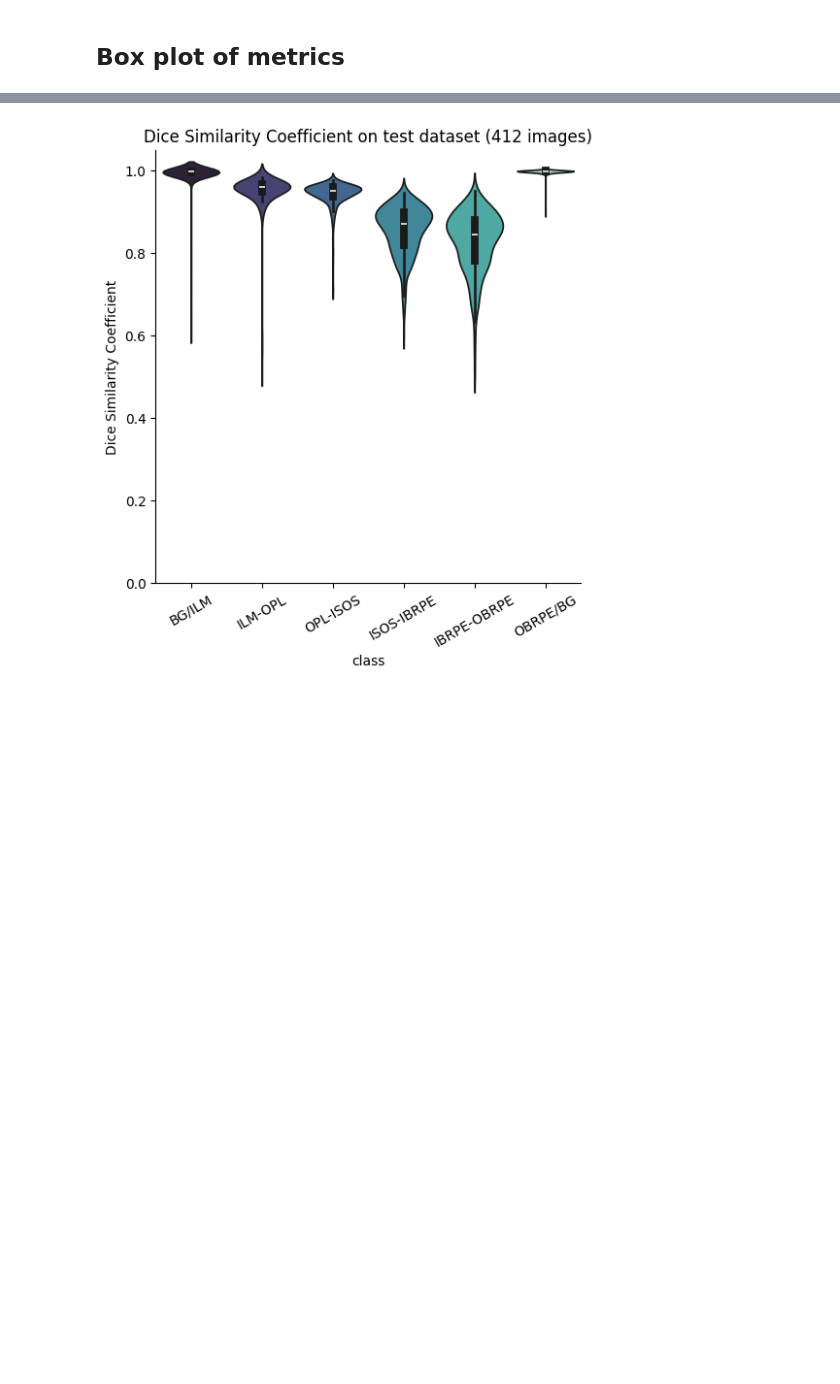
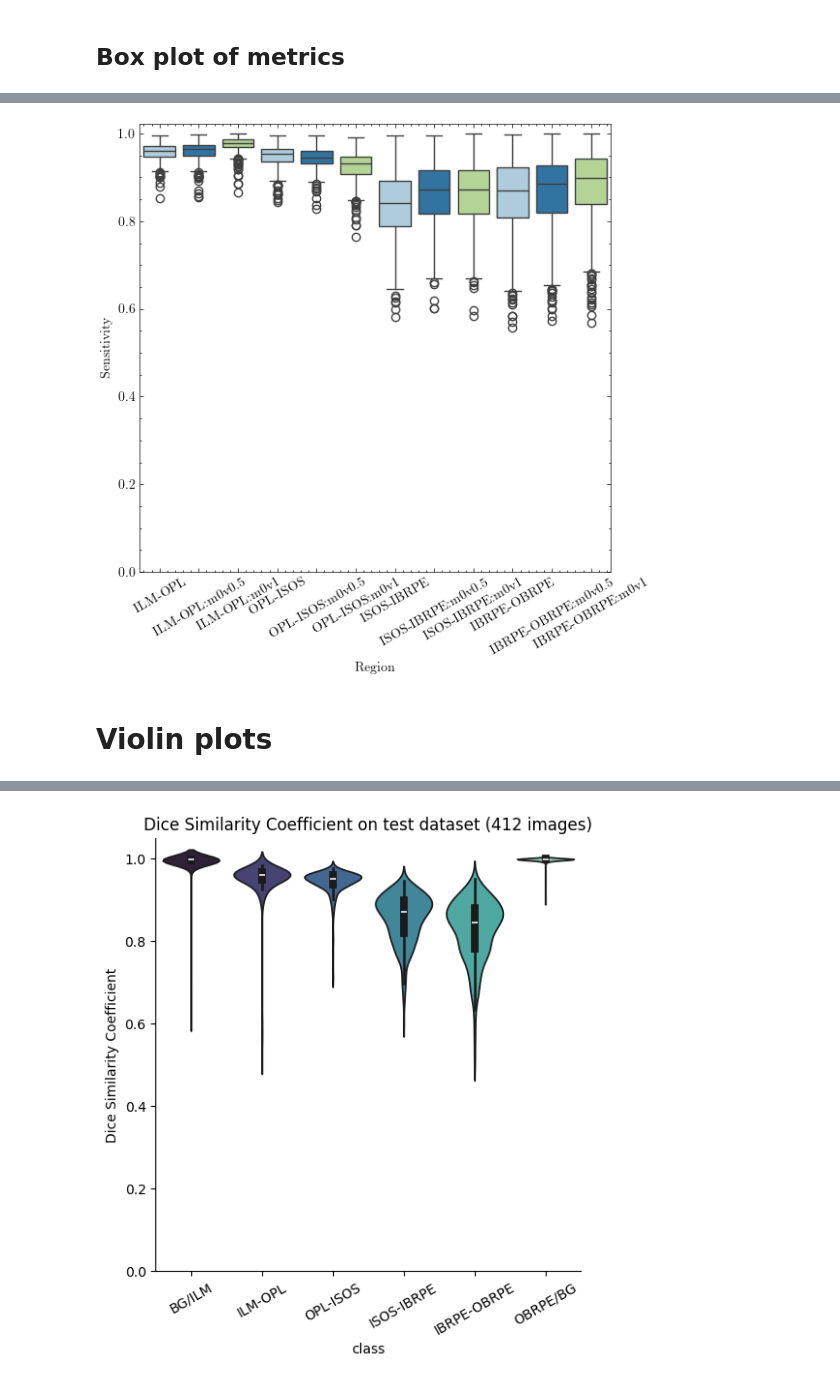
Before and after one commit to KogenNobori/Pytorch-UNet, a Jupyter notebook: visualise_analysis.ipynb, the cells around one changed output, grey strips where cells are left out. Saved outputs shown, nothing was run; the diff lists cells and outputs as text; code cells hidden in the pictures; blank space fills up the shorter version.

```diff
--- a/visualise_analysis.ipynb
+++ b/visualise_analysis.ipynb
@@ -173,3 +299,48 @@ plt.show()
+# %%
+sens_dist_without_noise = metrics_dist('test_masks/', 'eval_outputs/test_outputs/', metric='SENS').drop(columns=['BG/ILM','OBRPE/BG'])
+sens_dist_specklem0vp5 = metrics_dist('test_masks/', '../speckle_10p_m0v0.5/eval_outputs/test_outputs/', metric='SENS').drop(columns=['BG/ILM','OBRPE/BG'])
+sens_dist_specklem0v1 = metrics_dist('test_masks/', '../speckle_10p_m0v1/eval_outputs/test_outputs/', metric='SENS').drop(columns=['BG/ILM','OBRPE/BG'])
+
+# rename columns
+sens_dist_specklem0vp5.columns = ['ILM-OPL:m0v0.5','OPL-ISOS:m0v0.5','ISOS-IBRPE:m0v0.5','IBRPE-OBRPE:m0v0.5']
+sens_dist_specklem0v1.columns = ['ILM-OPL:m0v1','OPL-ISOS:m0v1','ISOS-IBRPE:m0v1','IBRPE-OBRPE:m0v1']
+
+dataframes = [sens_dist_without_noise, sens_dist_specklem0vp5, sens_dist_specklem0v1]
+
+c = 0
+
+for i in range(len(sens_dist_specklem0vp5.columns.values)):
+  for df in dataframes:
+    colname_list = df.columns.values
+    # print('colname_list', colname_list)
+    if c==0:
+      sens_compare = df[colname_list[i]]
+    else:
+      sens_compare = pd.concat([sens_compare, df[colname_list[i]]], axis=1)
+    c+=1
+
+
+fs=6
+
+# print(sens_compare.columns.values)
+color_list = ['cyan', 'magenta', 'yellow']*4
+color_list = sns.color_palette("Paired")[:3]*4
+colors = dict(zip(sens_compare.columns.values,color_list))
+
+plt.figure(figsize=(fs,fs))
+g = sns.boxplot(sens_compare, palette=colors)
+g.set_xticklabels(g.get_xticklabels(), rotation=30)
+plt.ylim(bottom=0)
+plt.ylabel('Sensitivity')
+plt.xlabel('Region')
+# plt.title('Dice Similarity Coefficient on test dataset (412 images)')
+plt.tight_layout()
+plt.savefig('/home/kn445/rds/hpc-work/ml-oct/figures/sens_dist_comparison.png')
+plt.show()
+# %% [output]
+[figure, added]
+# %% [markdown]
+# Violin plots
 # %%
 # violin plot https://github.com/mwaskom/seaborn/blob/f04b6cd5484267a0885d1fed068e99dff3a1b226/seaborn/categorical.py#L642
 g = sns.catplot(dsc_dist, kind='violin', palette='mako')
```
Also changed, not shown: parts of 9 cells of this notebook, 3 other files.
